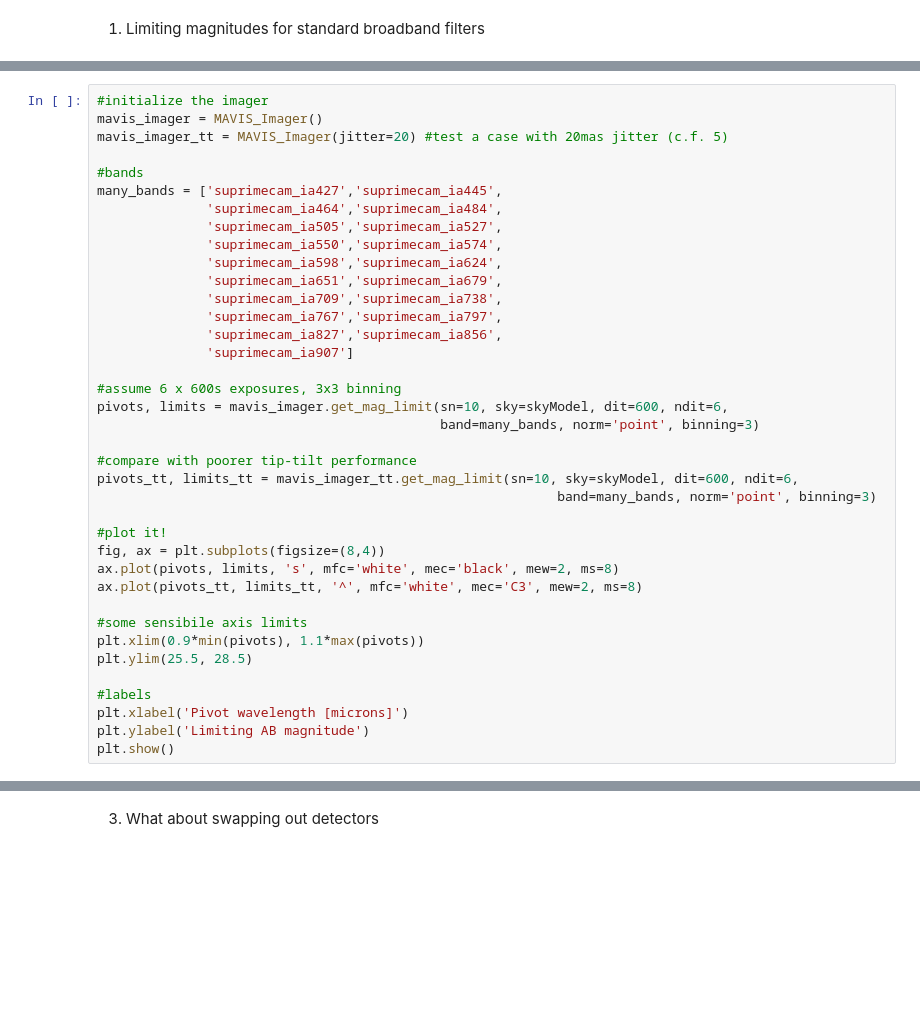
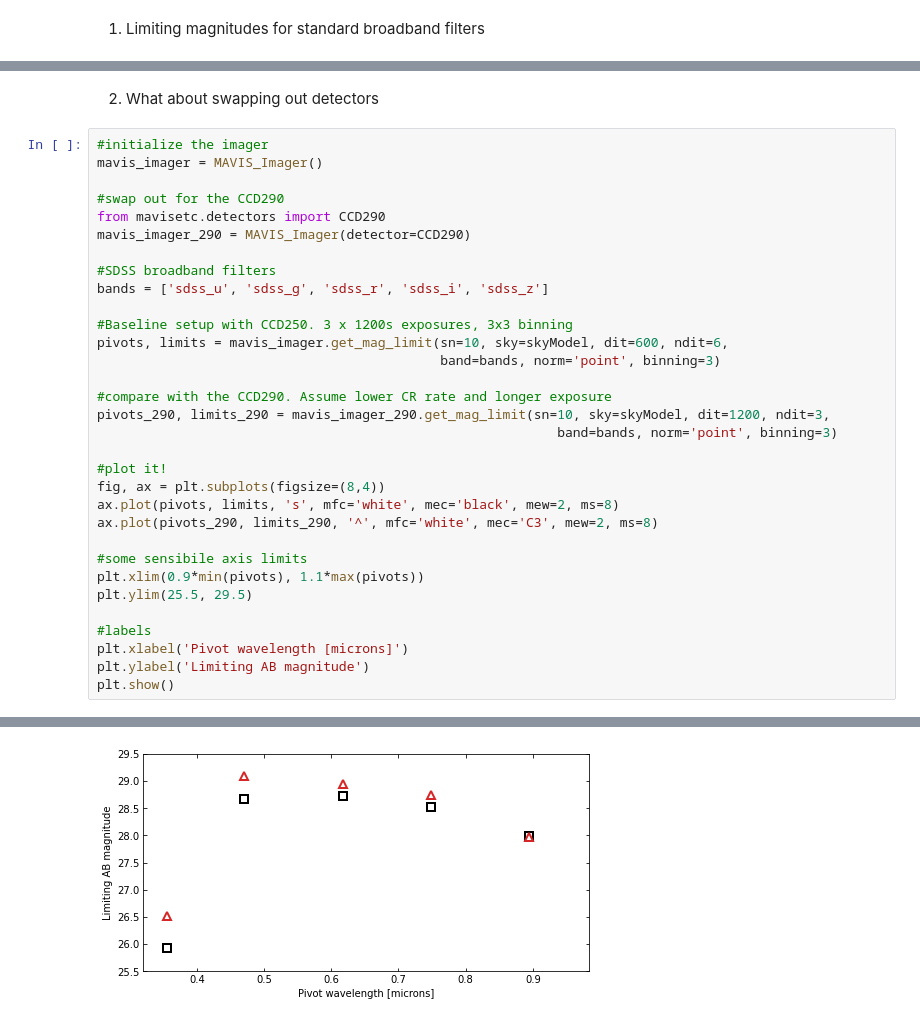
Before and after one commit to jtmendel/mavisetc, a Jupyter notebook: examples/MAVIS_ETC_demo.ipynb, the cells around one changed output, grey strips where cells are left out. Drawn from its saved outputs; the diff is of its cells as text; blank space fills up the shorter version.

```diff
--- a/examples/MAVIS_ETC_demo.ipynb
+++ b/examples/MAVIS_ETC_demo.ipynb
@@ -165,36 +161,32 @@ plt.show()
+# %% [markdown]
+2) What about swapping out detectors
 # %%
 #initialize the imager
 mavis_imager = MAVIS_Imager()
-mavis_imager_tt = MAVIS_Imager(jitter=20) #test a case with 20mas jitter (c.f. 5)
 
-#bands
-many_bands = ['suprimecam_ia427','suprimecam_ia445',
-              'suprimecam_ia464','suprimecam_ia484',
-              'suprimecam_ia505','suprimecam_ia527',
-              'suprimecam_ia550','suprimecam_ia574',
-              'suprimecam_ia598','suprimecam_ia624',
-              'suprimecam_ia651','suprimecam_ia679',
-              'suprimecam_ia709','suprimecam_ia738',
-              'suprimecam_ia767','suprimecam_ia797',
-              'suprimecam_ia827','suprimecam_ia856',
-              'suprimecam_ia907']
+#swap out for the CCD290
+from mavisetc.detectors import CCD290
+mavis_imager_290 = MAVIS_Imager(detector=CCD290)
 
-#assume 6 x 600s exposures, 3x3 binning
+#SDSS broadband filters
+bands = ['sdss_u', 'sdss_g', 'sdss_r', 'sdss_i', 'sdss_z']
+
+#Baseline setup with CCD250. 3 x 1200s exposures, 3x3 binning
 pivots, limits = mavis_imager.get_mag_limit(sn=10, sky=skyModel, dit=600, ndit=6,
-                                            band=many_bands, norm='point', binning=3)
+                                            band=bands, norm='point', binning=3)
 
-#compare with poorer tip-tilt performance
-pivots_tt, limits_tt = mavis_imager_tt.get_mag_limit(sn=10, sky=skyModel, dit=600, ndit=6,
-                                                           band=many_bands, norm='point', binning=3)
+#compare with the CCD290. Assume lower CR rate and longer exposure
+pivots_290, limits_290 = mavis_imager_290.get_mag_limit(sn=10, sky=skyModel, dit=1200, ndit=3,
+                                                           band=bands, norm='point', binning=3)
 
 #plot it!
 fig, ax = plt.subplots(figsize=(8,4))
 ax.plot(pivots, limits, 's', mfc='white', mec='black', mew=2, ms=8)
-ax.plot(pivots_tt, limits_tt, '^', mfc='white', mec='C3', mew=2, ms=8)
+ax.plot(pivots_290, limits_290, '^', mfc='white', mec='C3', mew=2, ms=8)
 
 #some sensibile axis limits
 plt.xlim(0.9*min(pivots), 1.1*max(pivots))
-plt.ylim(25.5, 28.5)
+plt.ylim(25.5, 29.5)
 
 #labels
 plt.xlabel('Pivot wavelength [microns]')
@@ -206,2 +196 @@ plt.show()
+[figure, added]
-# %% [markdown]
-3) What about swapping out detectors
```
Also changed, not shown: parts of 11 cells of this notebook.
